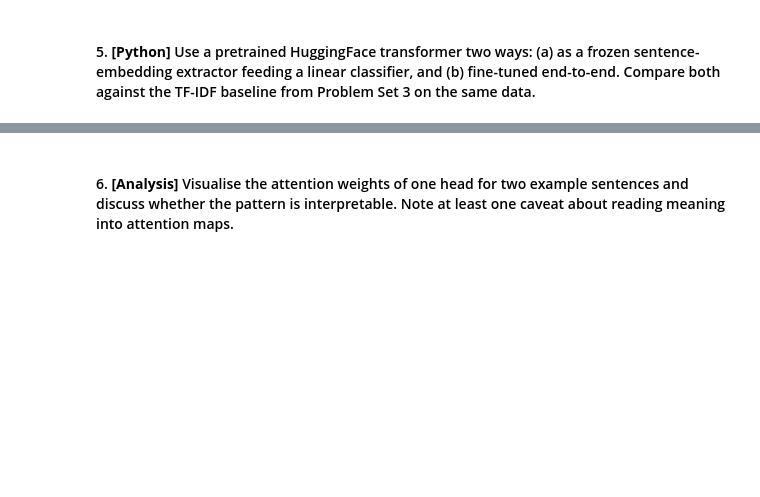
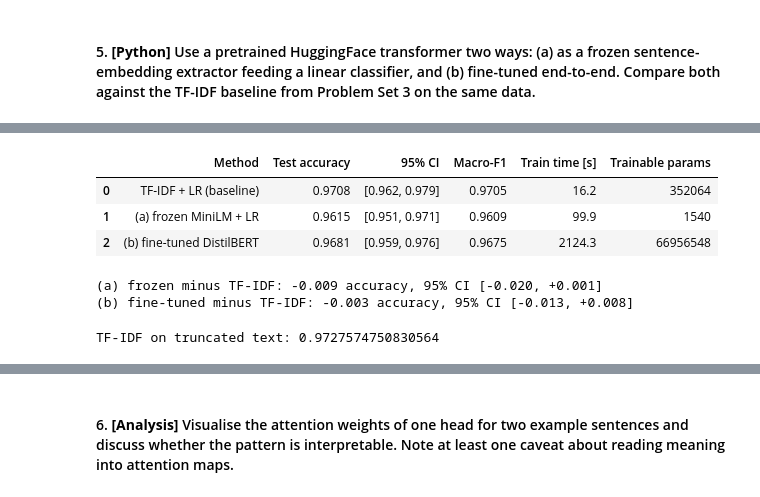
Before and after one commit to Jagaxxx/AUD_labs, a Jupyter notebook: Problem Set 4/l4.ipynb, the cells around one changed output, grey strips where cells are left out. Saved outputs shown, nothing was run; the diff lists cells and outputs as text; code cells hidden in the pictures; blank space fills up the shorter version.

```diff
--- a/Problem Set 4/l4.ipynb
+++ b/Problem Set 4/l4.ipynb
@@ -391,0 +487,15 @@ Test passed successfully
+# %%
+# (a) frozen sentence-embedding extractor + linear classifier
+MODEL_EMB = "sentence-transformers/all-MiniLM-L6-v2"
+t0 = time.perf_counter()
+E_fit, E_te = embed(X_fit, MODEL_EMB), embed(X_te, MODEL_EMB)
+lin = LogisticRegressionCV(Cs=10, cv=5, max_iter=2000).fit(E_fit, y_fit)
+t_frozen = time.perf_counter() - t0                      # includes embedding time
+pred_frozen = lin.predict(E_te)
+
+# (b) end-to-end fine-tuning
+t0 = time.perf_counter()
+ft_model, ft_tok, ft_hist = fine_tune("distilbert-base-uncased", epochs=3)
+t_ft = time.perf_counter() - t0
+pred_ft = predict(ft_model, ft_tok, X_te)
+ft_hist
@@ -391,0 +524,31 @@ Test passed successfully
+# %%
+def row(name, pred, t, n_trainable):
+    lo, hi = boot_ci(y_te, pred)
+    return {"Method": name, "Test accuracy": accuracy_score(y_te, pred), "95% CI": f"[{lo:.3f}, {hi:.3f}]",
+            "Macro-F1": f1_score(y_te, pred, average="macro"), "Train time [s]": round(t, 1),
+            "Trainable params": n_trainable}
+
+results = pd.DataFrame([
+    row("TF-IDF + LR (baseline)", pred_tfidf, t_tfidf, tfidf[1].coef_.size + tfidf[1].intercept_.size),
+    row("(a) frozen MiniLM + LR", pred_frozen, t_frozen, lin.coef_.size + lin.intercept_.size),
+    row("(b) fine-tuned DistilBERT", pred_ft, t_ft, sum(p.numel() for p in ft_model.parameters())),
+])
+display(results.round(4))
+
+for name, p in [("(a) frozen", pred_frozen), ("(b) fine-tuned", pred_ft)]:
+    d, (lo, hi) = paired_boot(y_te, p, pred_tfidf)
+    print(f"{name} minus TF-IDF: {d:+.3f} accuracy, 95% CI [{lo:+.3f}, {hi:+.3f}]")
+# %% [output]
+|  | Method | Test accuracy | 95% CI | Macro-F1 | Train time [s] | Trainable params |
+| 0 | TF-IDF + LR (baseline) | 0.9708 | [0.962, 0.979] | 0.9705 | 16.2 | 352064 |
+| 1 | (a) frozen MiniLM + LR | 0.9615 | [0.951, 0.971] | 0.9609 | 99.9 | 1540 |
+| 2 | (b) fine-tuned DistilBERT | 0.9681 | [0.959, 0.976] | 0.9675 | 2124.3 | 66956548 |
+(a) frozen minus TF-IDF: -0.009 accuracy, 95% CI [-0.020, +0.001]
+(b) fine-tuned minus TF-IDF: -0.003 accuracy, 95% CI [-0.013, +0.008]
+# %%
+trunc = lambda ts: [" ".join(t.split()[:190]) for t in ts]
+tf_tr = make_pipeline(TfidfVectorizer(sublinear_tf=True, ngram_range=(1, 2), min_df=2, max_df=0.9),
+                      LogisticRegressionCV(Cs=10, cv=5, max_iter=2000)).fit(trunc(X_fit), y_fit)
+print("TF-IDF on truncated text:", accuracy_score(y_te, tf_tr.predict(trunc(X_te))))
+# %% [output]
+TF-IDF on truncated text: 0.9727574750830564
```
Also changed, not shown: parts of 11 cells of this notebook.
